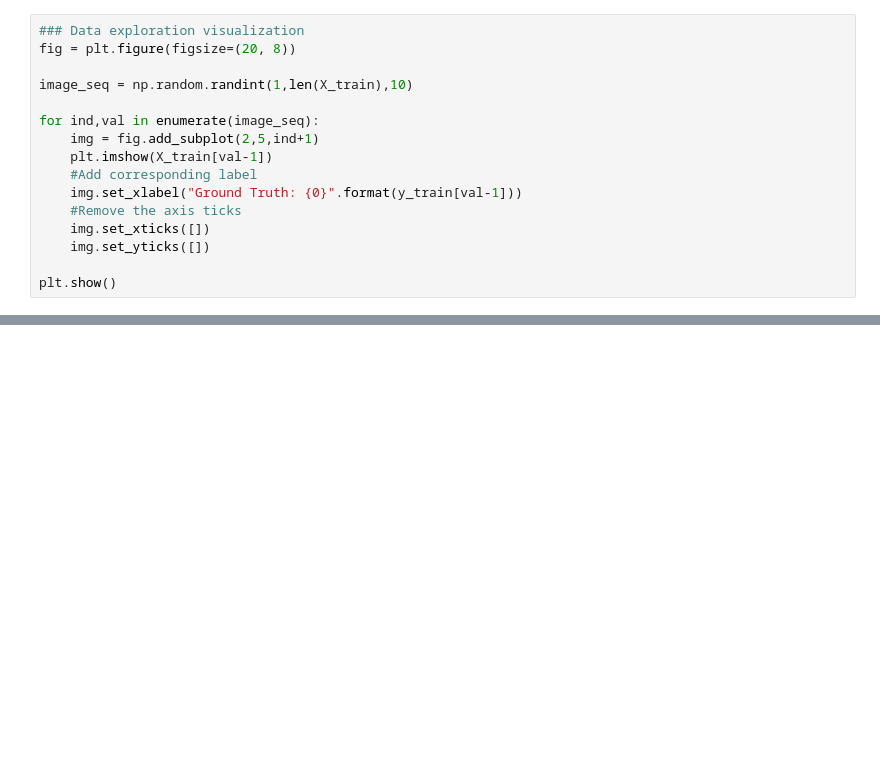
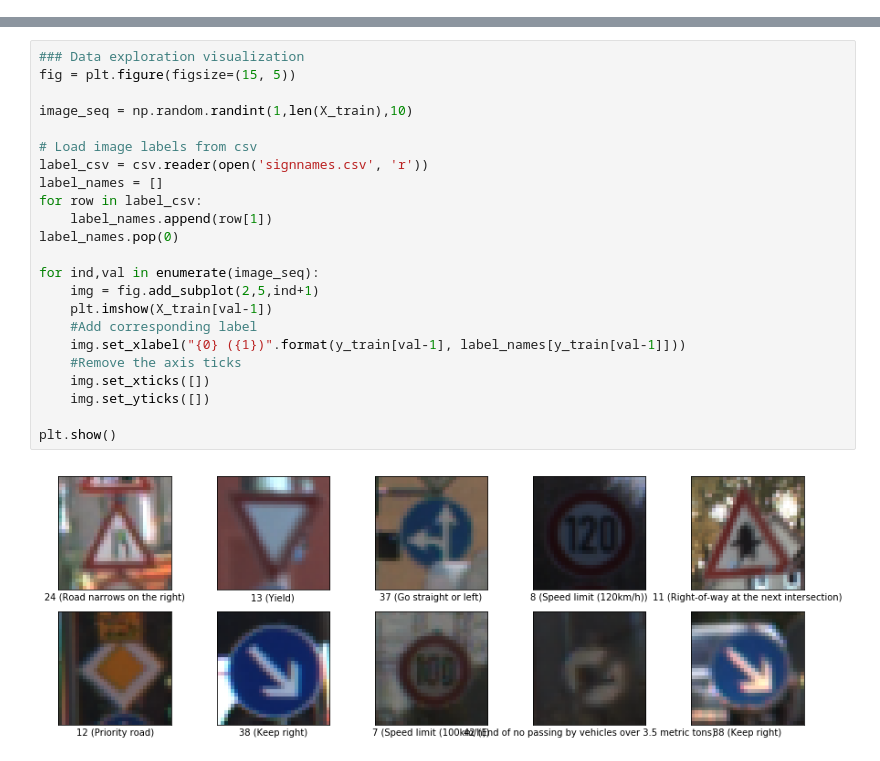
Before and after one commit to sahiljuneja/Udacity-SDCND-Term-1, a Jupyter notebook: Term-1/P2-Traffic-Sign-Classifier/Traffic_Signs_Recognition_CNN.ipynb, the cells around one changed output, grey strips where cells are left out. Drawn from its saved outputs; the diff is of its cells as text; blank space fills up the shorter version.

```diff
--- a/Term-1/P2-Traffic-Sign-Classifier/Traffic_Signs_Recognition_CNN.ipynb
+++ b/Term-1/P2-Traffic-Sign-Classifier/Traffic_Signs_Recognition_CNN.ipynb
@@ -81,16 +0,0 @@ Number of classes = 43
-# %%
-### Data exploration visualization
-fig = plt.figure(figsize=(20, 8))
-
-image_seq = np.random.randint(1,len(X_train),10)
-
-for ind,val in enumerate(image_seq):
-    img = fig.add_subplot(2,5,ind+1)
-    plt.imshow(X_train[val-1])
-    #Add corresponding label
-    img.set_xlabel("Ground Truth: {0}".format(y_train[val-1]))
-    #Remove the axis ticks
-    img.set_xticks([])
-    img.set_yticks([])
-
-plt.show()
@@ -493,0 +105,25 @@ Time taken: 222.816255569458
+# %%
+### Data exploration visualization
+fig = plt.figure(figsize=(15, 5))
+
+image_seq = np.random.randint(1,len(X_train),10)
+
+# Load image labels from csv
+label_csv = csv.reader(open('signnames.csv', 'r'))
+label_names = []
+for row in label_csv:
+    label_names.append(row[1])
+label_names.pop(0)
+
+for ind,val in enumerate(image_seq):
+    img = fig.add_subplot(2,5,ind+1)
+    plt.imshow(X_train[val-1])
+    #Add corresponding label
+    img.set_xlabel("{0} ({1})".format(y_train[val-1], label_names[y_train[val-1]]))
+    #Remove the axis ticks
+    img.set_xticks([])
+    img.set_yticks([])
+
+plt.show()
+# %% [output]
+[figure, added]
```
Also changed, not shown: parts of 80 cells of this notebook, 7 other files.
